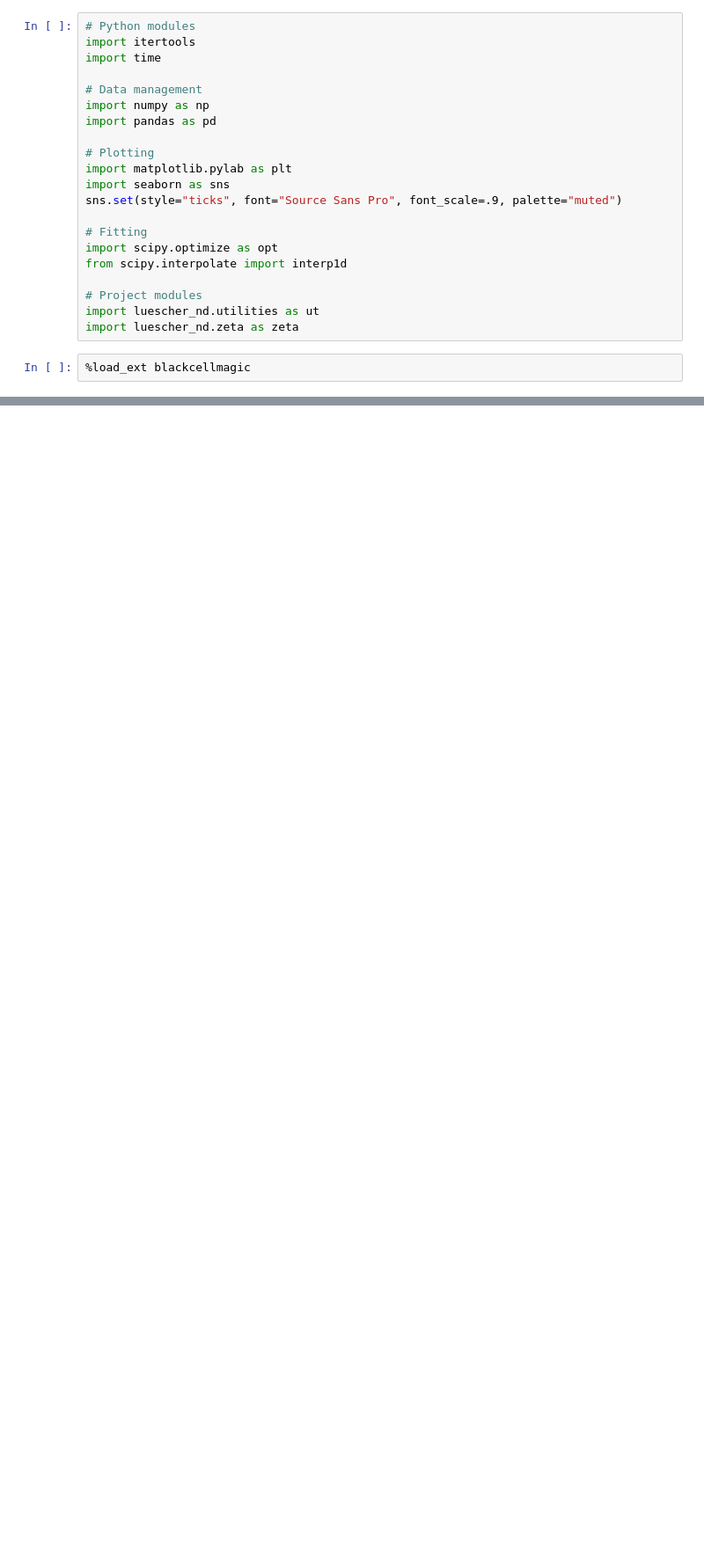
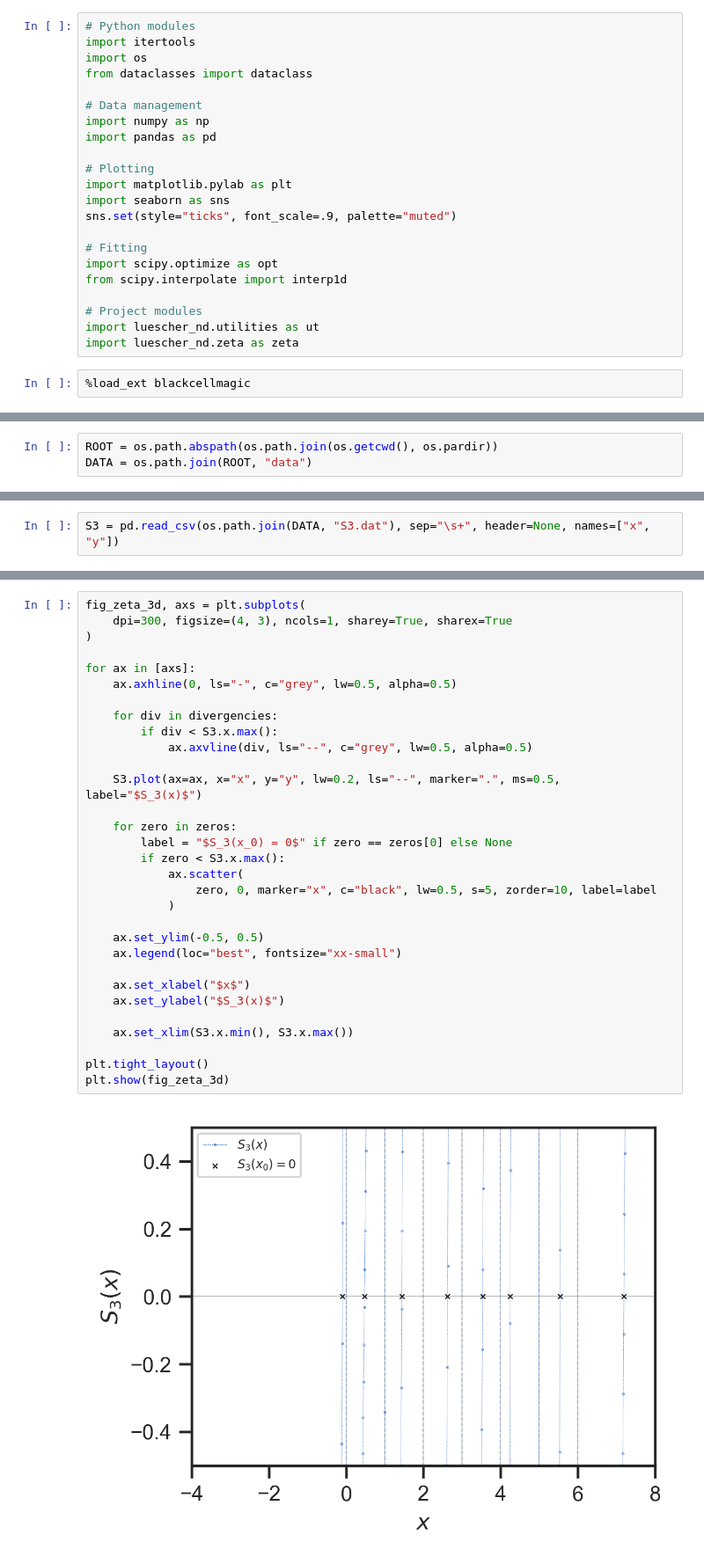
Before and after one commit to ckoerber/luescher-nd, a Jupyter notebook: notebooks/luescher-3d.ipynb, the cells around one changed output, grey strips where cells are left out. Shown: that part at 88% size. Drawn from its saved outputs; the diff is of its cells as text; blank space fills up the shorter version.

```diff
--- a/notebooks/luescher-3d.ipynb
+++ b/notebooks/luescher-3d.ipynb
@@ -1,7 +30,8 @@
 # %%
 # Python modules
 import itertools
-import time
+import os
+from dataclasses import dataclass
 
 # Data management
 import numpy as np
@@ -10,7 +40,7 @@ import pandas as pd
 # Plotting
 import matplotlib.pylab as plt
 import seaborn as sns
-sns.set(style="ticks", font="Source Sans Pro", font_scale=.9, palette="muted")
+sns.set(style="ticks", font_scale=.9, palette="muted")
 
 # Fitting
 import scipy.optimize as opt
@@ -285,0 +54,3 @@ df.to_csv("luescher-3d-res.csv", index=False)
+# %%
+ROOT = os.path.abspath(os.path.join(os.getcwd(), os.pardir))
+DATA = os.path.join(ROOT, "data")
@@ -285,0 +85,2 @@ df.to_csv("luescher-3d-res.csv", index=False)
+# %%
+S3 = pd.read_csv(os.path.join(DATA, "S3.dat"), sep="\s+", header=None, names=["x", "y"])
@@ -285,0 +134,33 @@ df.to_csv("luescher-3d-res.csv", index=False)
+# %%
+fig_zeta_3d, axs = plt.subplots(
+    dpi=300, figsize=(4, 3), ncols=1, sharey=True, sharex=True
+)
+
+for ax in [axs]:
+    ax.axhline(0, ls="-", c="grey", lw=0.5, alpha=0.5)
+
+    for div in divergencies:
+        if div < S3.x.max():
+            ax.axvline(div, ls="--", c="grey", lw=0.5, alpha=0.5)
+
+    S3.plot(ax=ax, x="x", y="y", lw=0.2, ls="--", marker=".", ms=0.5, label="$S_3(x)$")
+
+    for zero in zeros:
+        label = "$S_3(x_0) = 0$" if zero == zeros[0] else None
+        if zero < S3.x.max():
+            ax.scatter(
+                zero, 0, marker="x", c="black", lw=0.5, s=5, zorder=10, label=label
+            )
+
+    ax.set_ylim(-0.5, 0.5)
+    ax.legend(loc="best", fontsize="xx-small")
+
+    ax.set_xlabel("$x$")
+    ax.set_ylabel("$S_3(x)$")
+
+    ax.set_xlim(S3.x.min(), S3.x.max())
+
+plt.tight_layout()
+plt.show(fig_zeta_3d)
+# %% [output]
+[figure, added]
```
Also changed, not shown: parts of 52 cells of this notebook, 2 other files.
